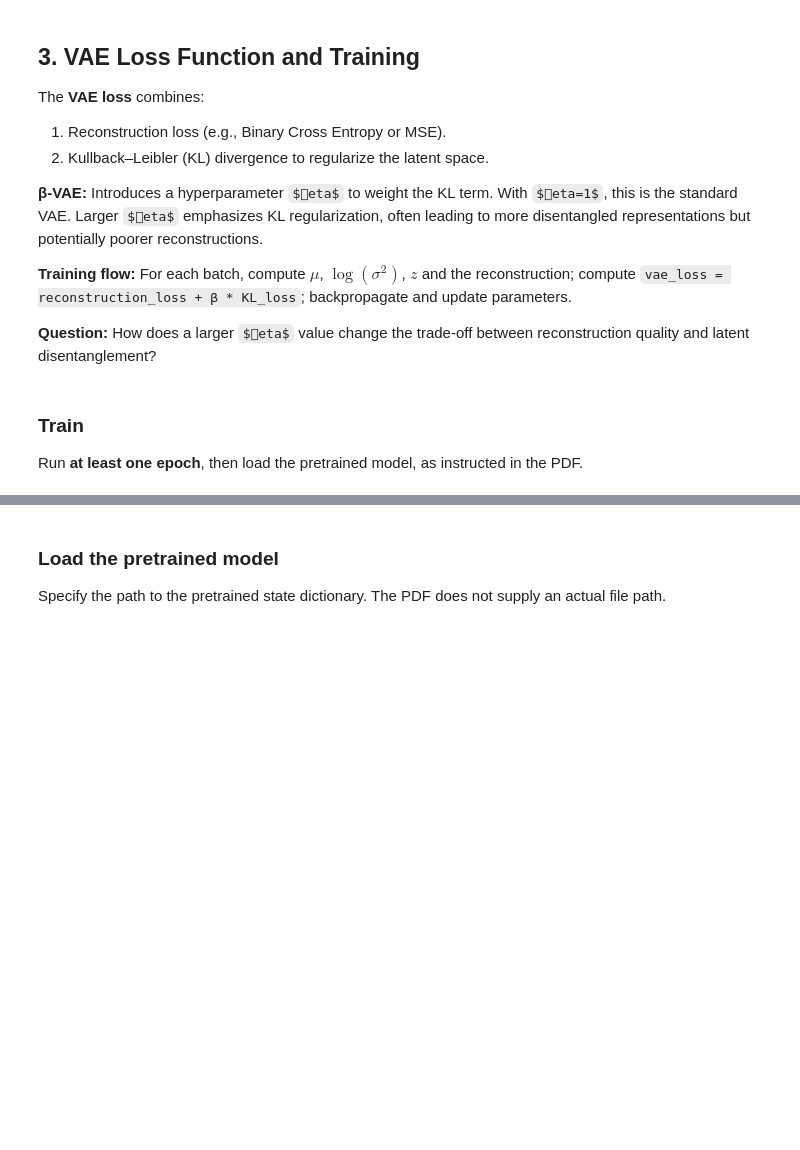
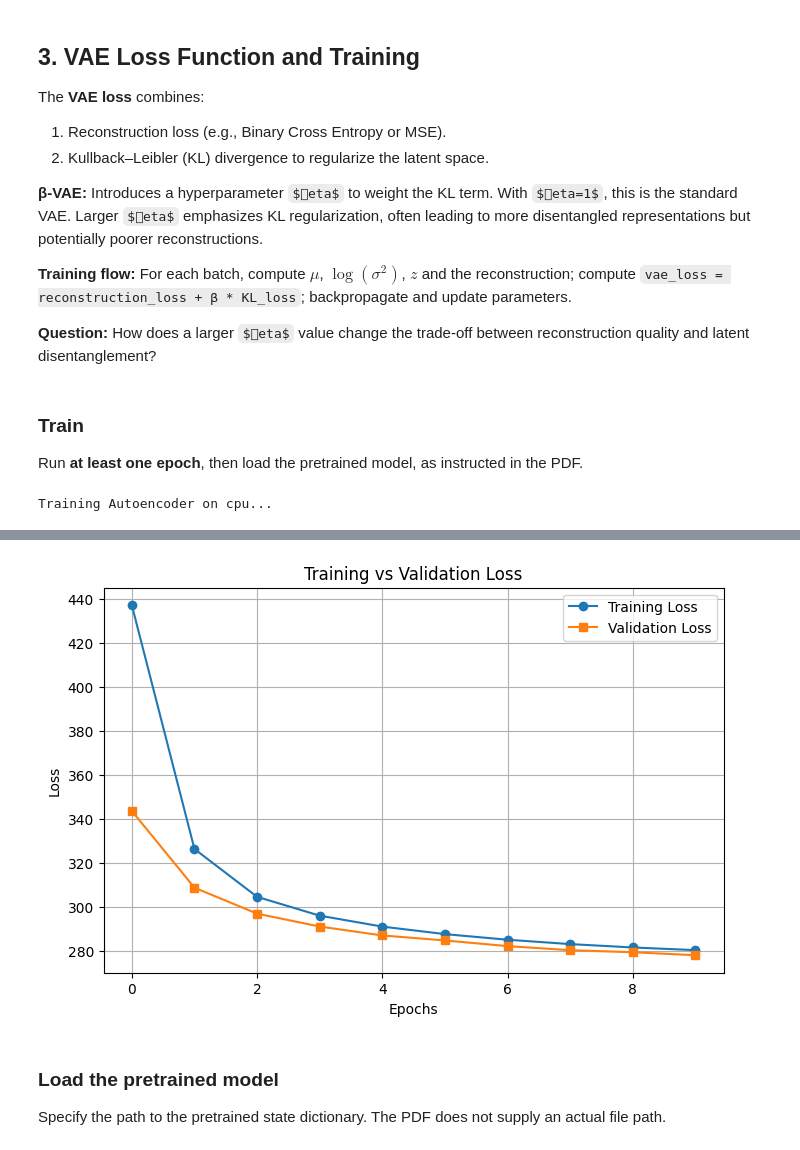
Before and after one commit to EmineOA/GenAI, a Jupyter notebook: TP_1_2_VAE.ipynb, the cells around one changed output, grey strips where cells are left out. Drawn from its saved outputs; the diff is of its cells as text; code cells hidden in the pictures; some formulas as TeX source; blank space fills up the shorter version.

```diff
--- a/TP_1_2_VAE.ipynb
+++ b/TP_1_2_VAE.ipynb
@@ -187,7 +187,7 @@ Complete the VAE before running this test. The original exercise uses `Autoencod
 # %%
 # Test dimension consistency (as supplied in the PDF)
 x_sample = torch.randn(1, 1, 32, 32)
-model_test = Autoencoder()
+model_test = VAE()  # Corrected from Autoencoder() to VAE()
 image_test, mu, logvar, z = model_test(x_sample)
 assert image_test.shape == x_sample.shape, "Output dimensions do not match input dimensions!"
 # %% [markdown]
@@ -223,8 +223,9 @@ def vae_loss(recon_x, x, mu, logvar, beta=1):
     recon_loss = F.binary_cross_entropy(recon_x, x, reduction='sum')
 
     # 2) KL divergence: q(z|x) should be near N(0, I).
-    kl_div = xxx
-    return xxx + beta * xxx
+    kl_div = -0.5 * torch.sum(1 + logvar - mu.pow(2) - logvar.exp())
+
+    return recon_loss + beta * kl_div
 # %%
 #######################
 # 2. Training Function
@@ -232,7 +233,7 @@ def vae_loss(recon_x, x, mu, logvar, beta=1):
 def train_model(model, train_loader, val_loader, epochs, beta=1):
     """Train a VAE using a specified beta for KL divergence."""
     # Choose optimizer (e.g., Adam, lr=1e-4).
-    optimizer = xxx
+    optimizer = torch.optim.Adam(model.parameters(), lr=1e-4)
     train_losses = []
     val_losses = []
 
@@ -243,17 +244,17 @@ def train_model(model, train_loader, val_loader, epochs, beta=1):
 
         for x, _ in tqdm_loader:
             # 1) Zero previous gradients.
-            xxx
+            optimizer.zero_grad()
             # 2) Move batch to CPU, CUDA, or MPS.
-            x = x.to(xxx)
+            x = x.to(device)
             # 3) Forward pass: encode -> reparameterize -> decode.
             recon_x, mu, logvar, _ = model(x)
             # 4) Compute VAE loss.
             loss = vae_loss(recon_x, x, mu, logvar, beta=beta)
             # 5) Backpropagation.
-            xxx
+            loss.backward()
             # 6) Update parameters.
-            xxx
+            optimizer.step()
 
             total_loss += loss.item()
             tqdm_loader.set_postfix(loss=loss.item())
@@ -309,7 +310,13 @@ def plot_training_loss(train_losses, val_losses):
 Run **at least one epoch**, then load the pretrained model, as instructed in the PDF.
 # %%
 from tqdm import tqdm
+
+# Détection automatique du device (GPU si disponible, sinon CPU)
+device = torch.device("cuda" if torch.cuda.is_available() else "cpu")
+
 # Train and visualize VAE.
 vae = VAE().to(device)
-print("Training Autoencoder...")
+print(f"Training Autoencoder on {device}...")
 train_model(vae, train_loader, val_loader, epochs=10, beta=1.5)
+# %% [output]
+Training Autoencoder on cpu...
@@ -316,3 +333,4 @@ train_model(vae, train_loader, val_loader, epochs=10, beta=1.5)
+[figure, added]
 # %% [markdown]
 ### Load the pretrained model
 Specify the path to the pretrained state dictionary. The PDF does not supply an actual file path.
```
Also changed, not shown: parts of 7 cells of this notebook.
